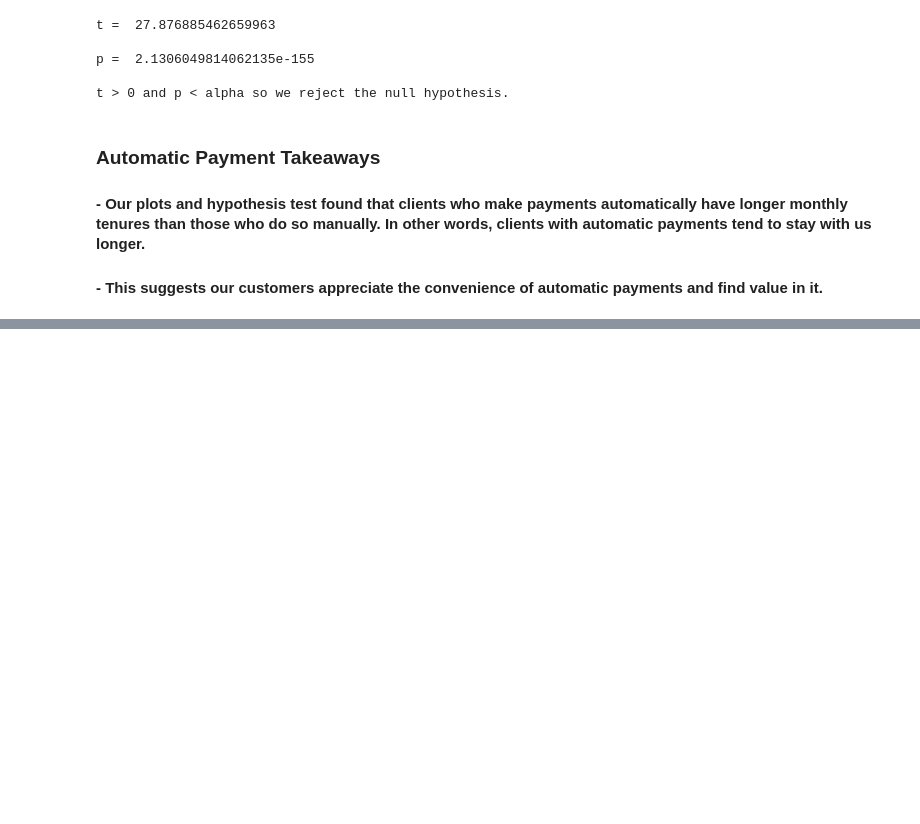
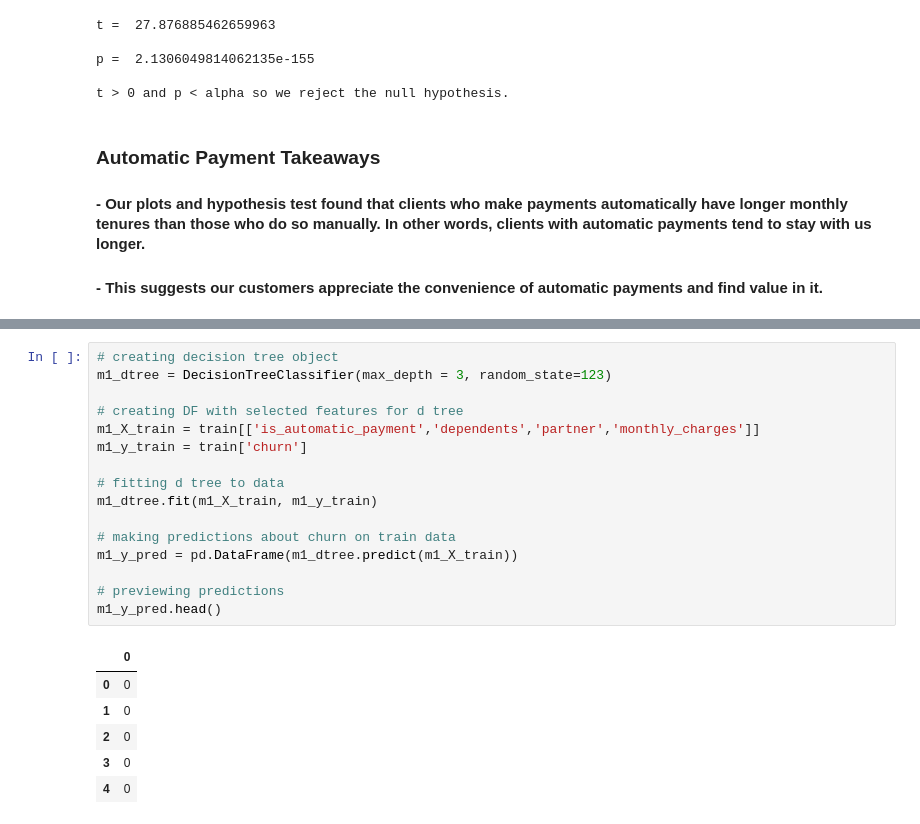
Before and after one commit to SamuelD-Data/Telco_Churn_Project, a Jupyter notebook: classification_project.ipynb, the cells around one changed output, grey strips where cells are left out. Cells and saved outputs as stored; diff of their text form; blank space fills up the shorter version.

```diff
--- a/classification_project.ipynb
+++ b/classification_project.ipynb
@@ -693,0 +588,23 @@ test_bl['pred'] = 0
+# %%
+# creating decision tree object
+m1_dtree = DecisionTreeClassifier(max_depth = 3, random_state=123)
+
+# creating DF with selected features for d tree
+m1_X_train = train[['is_automatic_payment','dependents','partner','monthly_charges']]
+m1_y_train = train['churn']
+
+# fitting d tree to data
+m1_dtree.fit(m1_X_train, m1_y_train)
+
+# making predictions about churn on train data
+m1_y_pred = pd.DataFrame(m1_dtree.predict(m1_X_train))
+
+# previewing predictions
+m1_y_pred.head()
+# %% [output]
+|  | 0 |
+| 0 | 0 |
+| 1 | 0 |
+| 2 | 0 |
+| 3 | 0 |
+| 4 | 0 |
```
Also changed, not shown: parts of 60 cells of this notebook.
